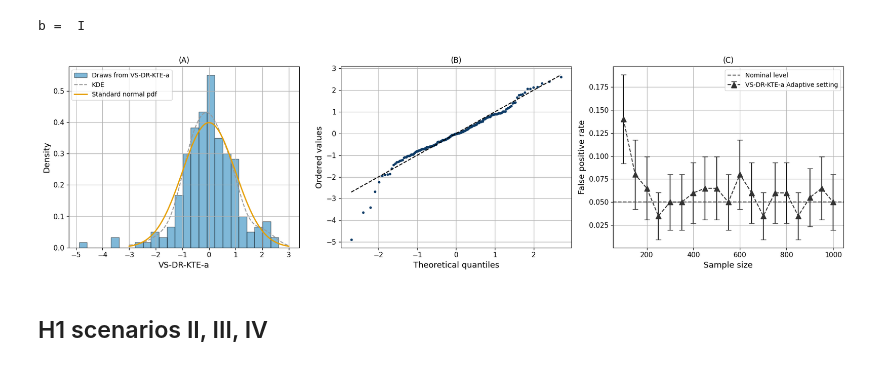
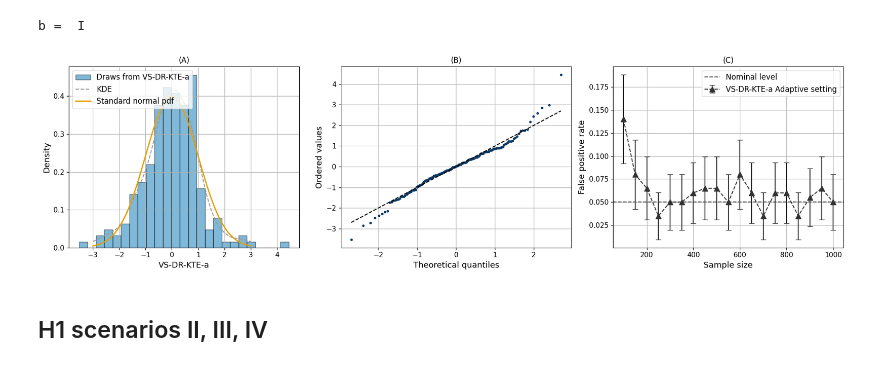
Before and after one commit to houssamzenati/adaptive-KTE, a Jupyter notebook: experiment_adaptive_with-cosine-structural-func.ipynb, the cells around one changed output. Cells and saved outputs as stored; diff of their text form; code cells hidden in the pictures.

```diff
--- a/experiment_adaptive_with-cosine-structural-func.ipynb
+++ b/experiment_adaptive_with-cosine-structural-func.ipynb
@@ -315,7 +315,7 @@ run_tests_adaptive(b_list, method_list, ns_list, name_folder, num_experiments, i
 # %% [output]
 b =  I
 # %%
-
+ns_list = np.arange(100, 1050, 50)
 # Scenario I adaptive setting
 name_folder_list_adaptive_null = ['results/' + 'adaptive_cosine' + '/']
 ns_list_false_null = ns_list
@@ -372,7 +372,7 @@ method_dict = {'VS-DR-KTE_alternating': 'VS-DR-KTE-a', 'VS-DR-KTE_chronological'
 # --- Inputs matching your original snippet ---
 case = 1
 b = 'I'
-ns = 750
+ns = 1000
 method = 'VS-DR-KTE_alternating'
 # method = 'VS-DR-KTE_chronological'
 experiment = 'adaptive_cosine'
@@ -434,34 +434,34 @@ for k, nf in enumerate(name_folder_list):
         for j, ns_val in enumerate(ns_list):
             f = f"{nf}ns{ns_val}b{b}{mth}.csv"
             pvals = d[f]['p_values']
             rejection_proportion[j] = (pvals < confidence_level).mean()
             n_per_file = len(pvals)  # assume constant across ns for varhat
 
         varhat = rejection_proportion * (1 - rejection_proportion) / n_per_file
 
         plt.errorbar(
             x=ns_array,
             y=rejection_proportion,
             yerr=1.96 * np.sqrt(varhat),
             capsize=4,
             marker=m_dict.get(k, "o"),
             markersize=8,
             color=method_colors.get(mth, "#333333"),
             linestyle='--',
             label=method_dict[mth] + m_dict_title[k]
         )
 
 plt.axhline(confidence_level, color=cb_colors["nominal"], linestyle="--", label="Nominal level")
 plt.title("(C)")
 plt.xlabel("Sample size")
 plt.ylabel("False positive rate")
 plt.legend(loc="upper right")
 
 plt.tight_layout()
 plt.savefig(f"plots/REVIEWED_null_dr_adaptive_cosine_{case}_errorbar.png", bbox_inches='tight')
 plt.show()
 # %% [output]
-[figure, old version]
+[figure, new version]
 # %% [markdown]
 ## H1 scenarios II, III, IV
 # %%
```
Also changed, not shown: parts of 1 cell of this notebook, 3 other files.
